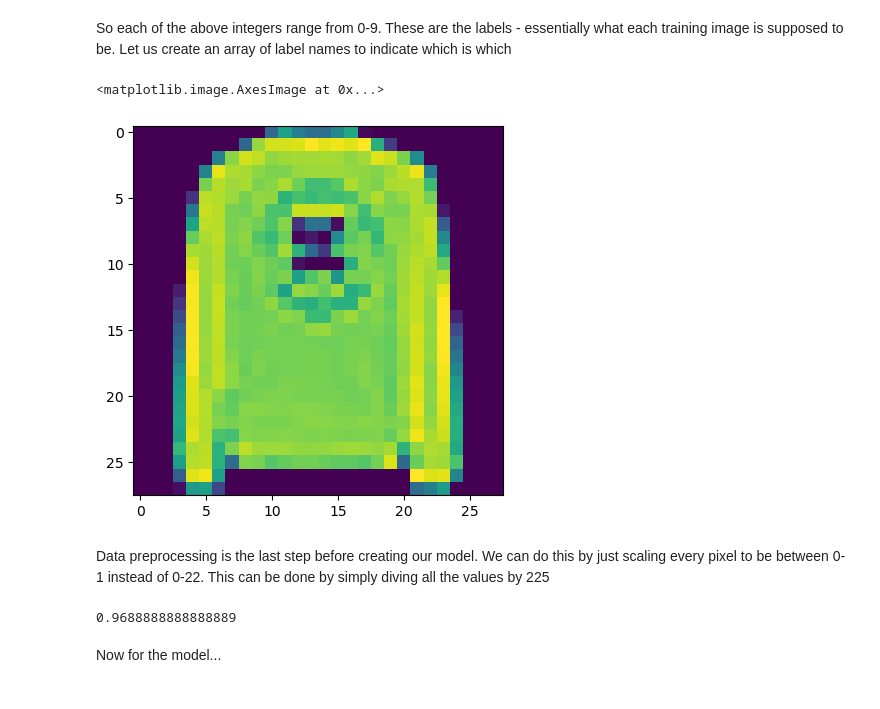
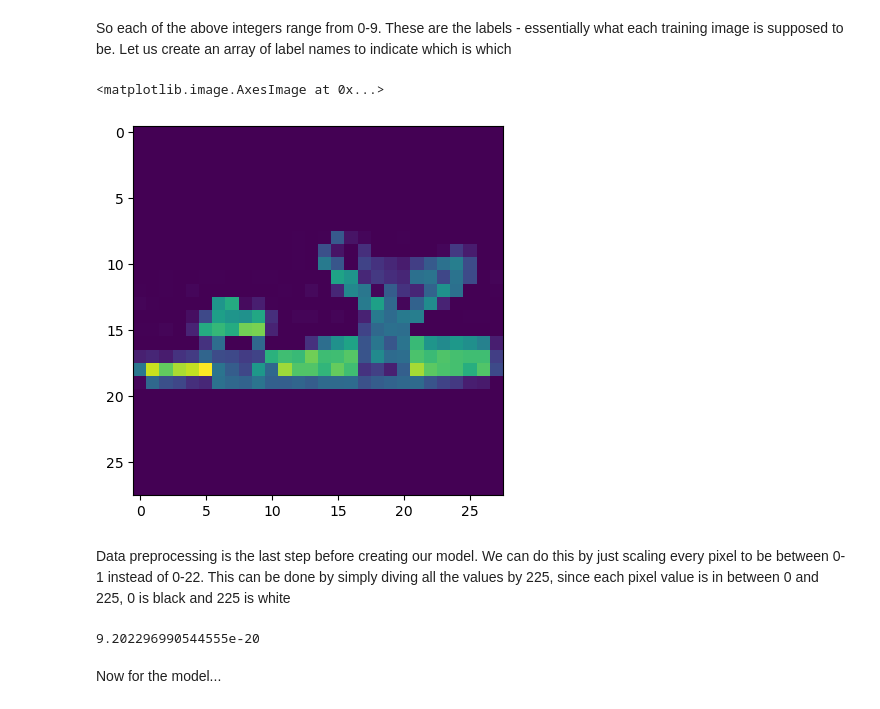
Before and after one commit to devtcu/Machine-Learning, a Jupyter notebook: 5 Fashion MNIST.ipynb, the cells around one changed output. Drawn from its saved outputs; the diff is of its cells as text; code cells hidden in the pictures.

```diff
--- a/5 Fashion MNIST.ipynb
+++ b/5 Fashion MNIST.ipynb
@@ -39,19 +39,20 @@ array([9, 0, 0, 3, 0, 2, 7, 2, 5, 5], dtype=uint8)
 # %% [markdown]
 So each of the above integers range from 0-9. These are the labels - essentially what each training image is supposed to be. Let us create an array of label names to indicate which is which
 # %%
-plt.imshow(train_images[54999]) # This is the 59,999th image in the data set
+plt.imshow(train_images[59999]) # This is the 59,999th image in the data set
 # %% [output]
 <matplotlib.image.AxesImage at 0x...>
-[figure, old version]
+[figure, new version]
 # %% [markdown]
-Data preprocessing is the last step before creating our model. We can do this by just scaling every pixel to be between 0-1 instead of 0-22. This can be done by simply diving all the values by 225
+Data preprocessing is the last step before creating our model. We can do this by just scaling every pixel to be between 0-1 instead of 0-22. This can be done by simply diving all the values by 225, since each pixel value is in between 0 and 225, 0 is black and 225 is white
 # %%
 train_images = train_images / 225.0
 
 test_images = test_images / 225.0
-train_images[30000,14,14] #so now this is in between 0-1 just to see as an example
+train_images[30456,15,10] #so now this is in between 0-1 just to see as an example
+# (which image #, height of the image in pixels, width in pixels) its 28 x 28 pixels
 # %% [output]
-0.9688888888888889
+9.202296990544555e-20
 # %% [markdown]
 Now for the model...
 # %%
```
Also changed, not shown: parts of 1 cell of this notebook, 2 other files.
